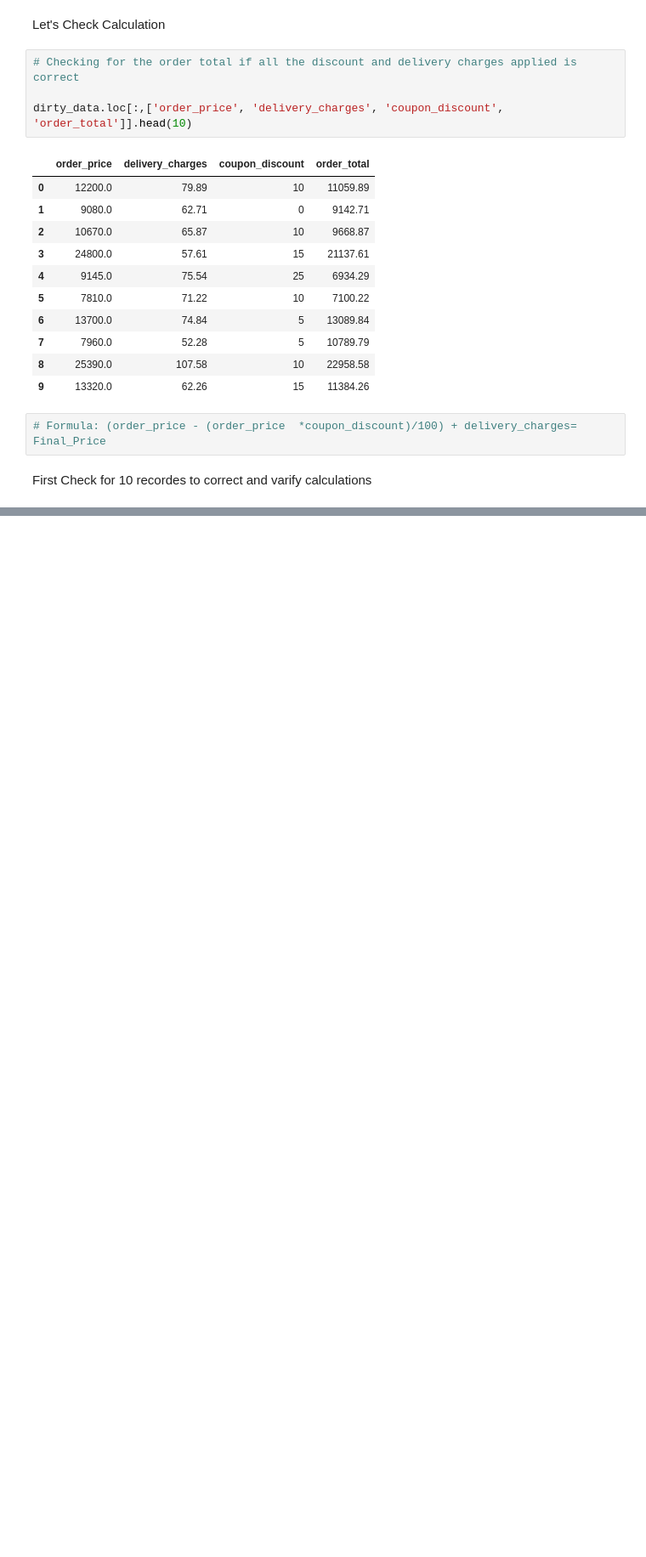
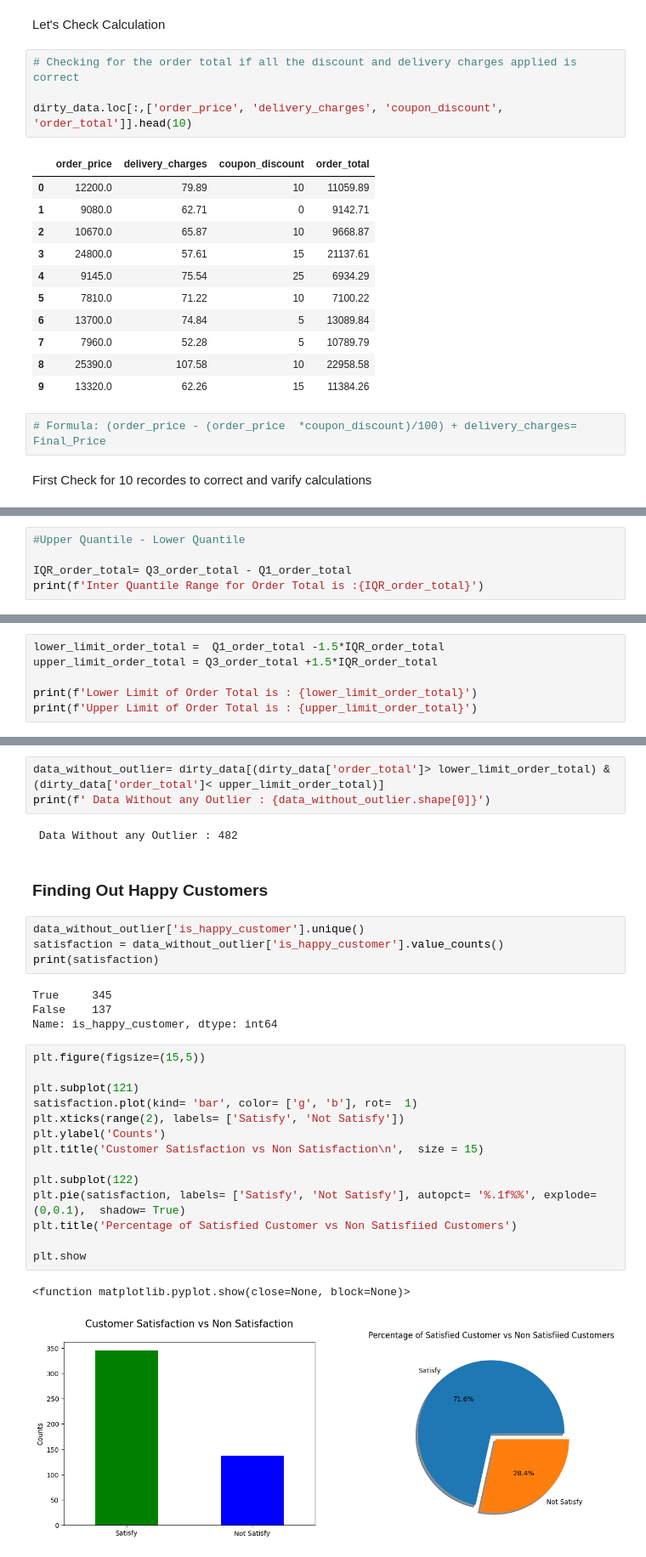
Before and after one commit to prateekkosta/Retail-Data-cleaning-and-EDA, a Jupyter notebook: Retail_Data_Cleaning_EDA.ipynb, the cells around one changed output, grey strips where cells are left out. Shown at 85% size. Cells and saved outputs as stored; diff of their text form; blank space fills up the shorter version.

```diff
--- a/Retail_Data_Cleaning_EDA.ipynb
+++ b/Retail_Data_Cleaning_EDA.ipynb
@@ -379,0 +412,5 @@ Order total of record at index 9 is: 11674.62
+# %%
+#Upper Quantile - Lower Quantile
+
+IQR_order_total= Q3_order_total - Q1_order_total
+print(f'Inter Quantile Range for Order Total is :{IQR_order_total}')
@@ -379,0 +419,6 @@ Order total of record at index 9 is: 11674.62
+# %%
+lower_limit_order_total =  Q1_order_total -1.5*IQR_order_total
+upper_limit_order_total = Q3_order_total +1.5*IQR_order_total
+
+print(f'Lower Limit of Order Total is : {lower_limit_order_total}')
+print(f'Upper Limit of Order Total is : {upper_limit_order_total}')
@@ -379,0 +469,32 @@ Order total of record at index 9 is: 11674.62
+# %%
+data_without_outlier= dirty_data[(dirty_data['order_total']> lower_limit_order_total) & (dirty_data['order_total']< upper_limit_order_total)]
+print(f' Data Without any Outlier : {data_without_outlier.shape[0]}')
+# %% [output]
+ Data Without any Outlier : 482
+# %% [markdown]
+### **Finding Out Happy Customers**
+# %%
+data_without_outlier['is_happy_customer'].unique()
+satisfaction = data_without_outlier['is_happy_customer'].value_counts()
+print(satisfaction)
+# %% [output]
+True     345
+False    137
+Name: is_happy_customer, dtype: int64
+# %%
+plt.figure(figsize=(15,5))
+
+plt.subplot(121)
+satisfaction.plot(kind= 'bar', color= ['g', 'b'], rot=  1)
+plt.xticks(range(2), labels= ['Satisfy', 'Not Satisfy'])
+plt.ylabel('Counts')
+plt.title('Customer Satisfaction vs Non Satisfaction\n',  size = 15)
+
+plt.subplot(122)
+plt.pie(satisfaction, labels= ['Satisfy', 'Not Satisfy'], autopct= '%.1f%%', explode= (0,0.1),  shadow= True)
+plt.title('Percentage of Satisfied Customer vs Non Satisfiied Customers')
+
+plt.show
+# %% [output]
+<function matplotlib.pyplot.show(close=None, block=None)>
+[figure, added]
```
Also changed, not shown: parts of 14 cells of this notebook.
